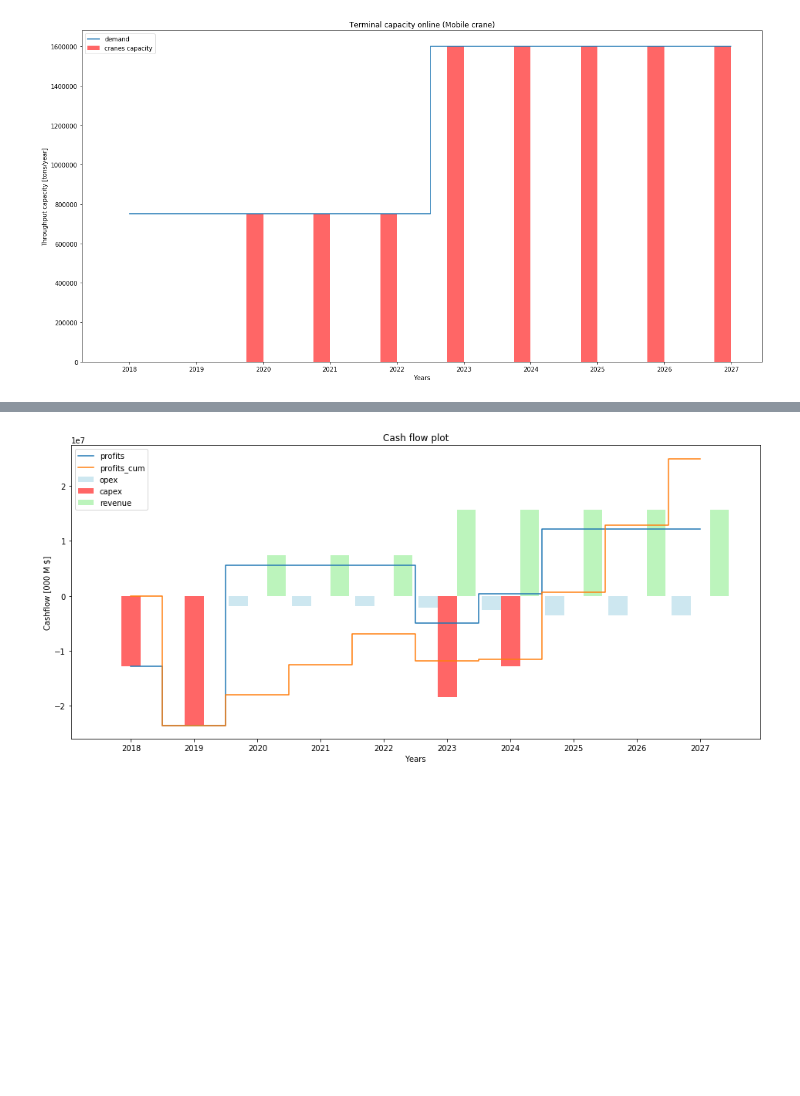
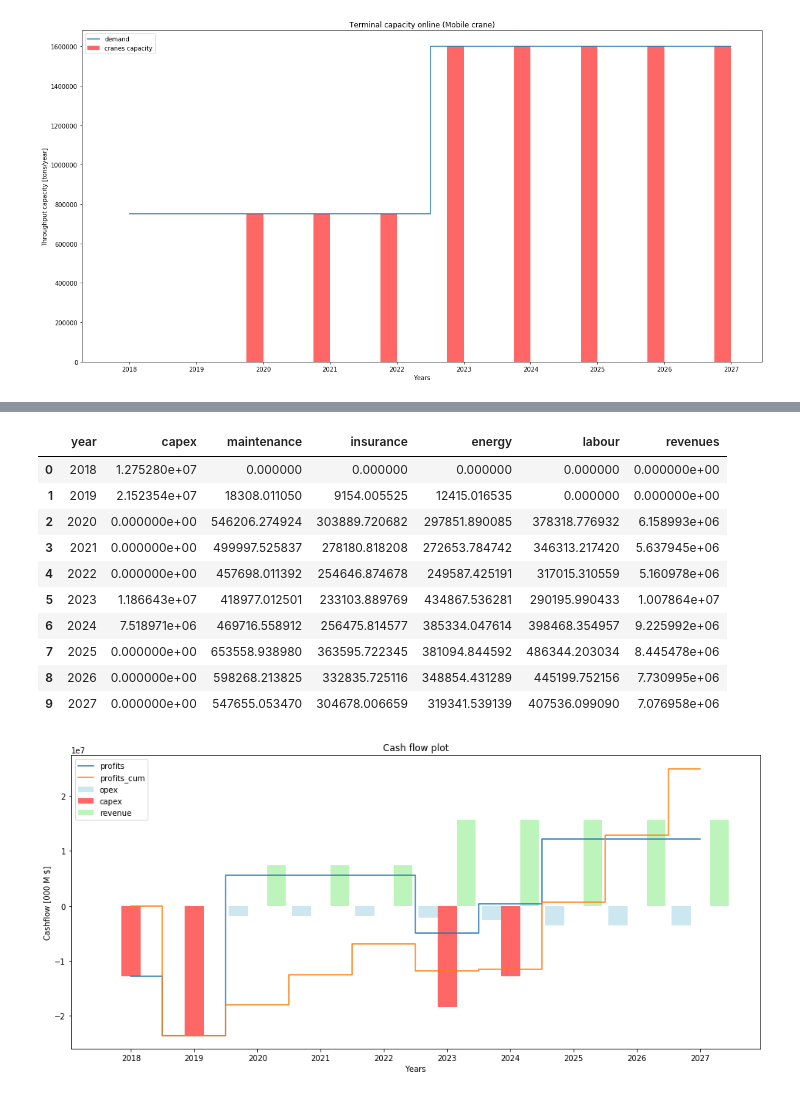
Before and after one commit to TUDelft-CITG/OpenTISim, a Jupyter notebook: notebooks/Example 02 - Example test to plot terminal elements.ipynb, the cells around one changed output, grey strips where cells are left out. Cells and saved outputs as stored; diff of their text form; code cells hidden in the pictures; blank space fills up the shorter version.

```diff
--- a/notebooks/Example 02 - Example test to plot terminal elements.ipynb
+++ b/notebooks/Example 02 - Example test to plot terminal elements.ipynb
@@ -140 +153,15 @@ Terminal.terminal_capacity_plot()
+# %%
+cash_flows_WACC_nominal
+# %% [output]
+|  | year | capex | maintenance | insurance | energy | labour | revenues |
+| 0 | 2018 | 1.275280e+07 | 0.000000 | 0.000000 | 0.000000 | 0.000000 | 0.000000e+00 |
+| 1 | 2019 | 2.152354e+07 | 18308.011050 | 9154.005525 | 12415.016535 | 0.000000 | 0.000000e+00 |
+| 2 | 2020 | 0.000000e+00 | 546206.274924 | 303889.720682 | 297851.890085 | 378318.776932 | 6.158993e+06 |
+| 3 | 2021 | 0.000000e+00 | 499997.525837 | 278180.818208 | 272653.784742 | 346313.217420 | 5.637945e+06 |
+| 4 | 2022 | 0.000000e+00 | 457698.011392 | 254646.874678 | 249587.425191 | 317015.310559 | 5.160978e+06 |
+| 5 | 2023 | 1.186643e+07 | 418977.012501 | 233103.889769 | 434867.536281 | 290195.990433 | 1.007864e+07 |
+| 6 | 2024 | 7.518971e+06 | 469716.558912 | 256475.814577 | 385334.047614 | 398468.354957 | 9.225992e+06 |
+| 7 | 2025 | 0.000000e+00 | 653558.938980 | 363595.722345 | 381094.844592 | 486344.203034 | 8.445478e+06 |
+| 8 | 2026 | 0.000000e+00 | 598268.213825 | 332835.725116 | 348854.431289 | 445199.752156 | 7.730995e+06 |
+| 9 | 2027 | 0.000000e+00 | 547655.053470 | 304678.006659 | 319341.539139 | 407536.099090 | 7.076958e+06 |
 # %%
```
Also changed, not shown: parts of 12 cells of this notebook, 1 other file.
